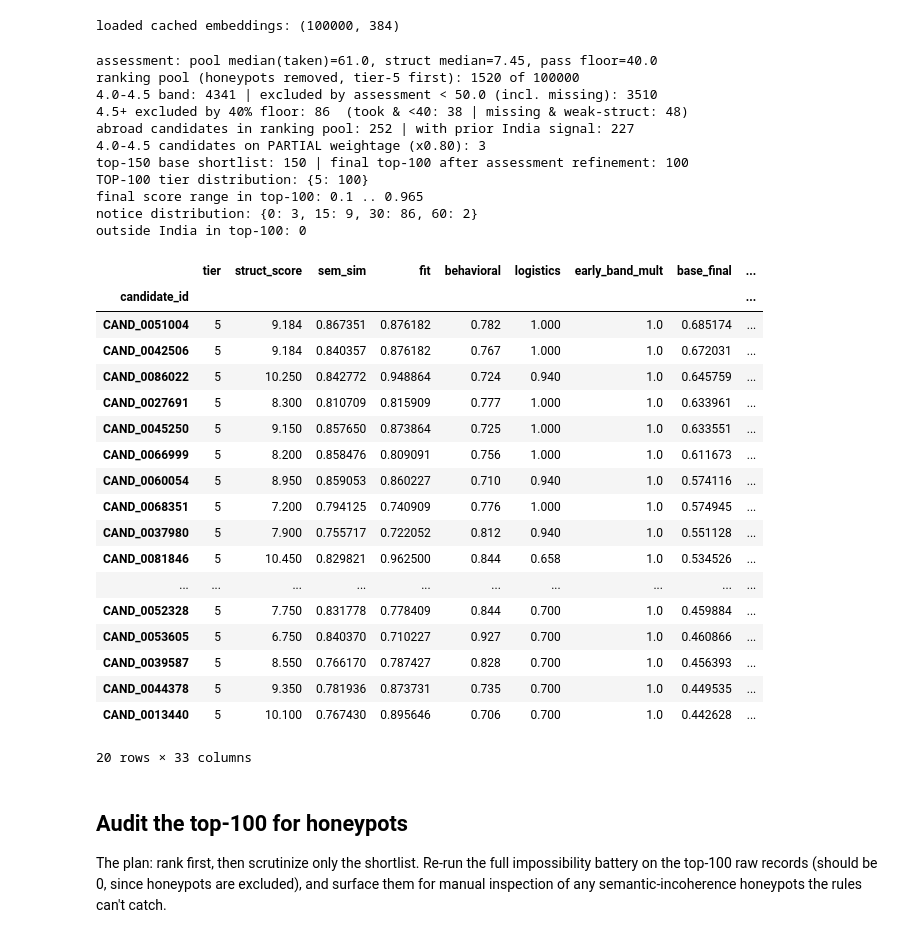
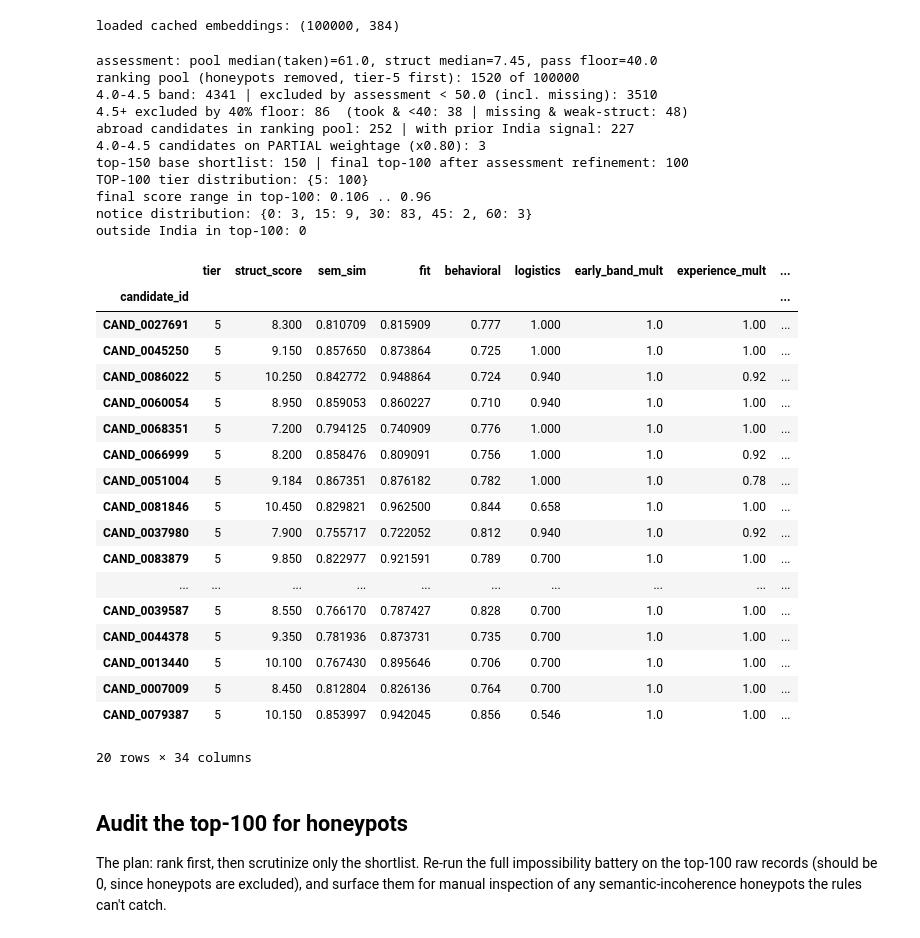
Before and after one commit to vinamravinay12/indiarun_datachallenge, a Jupyter notebook: notebooks/ranker.ipynb, the cells around one changed output. Saved outputs shown, nothing was run; the diff lists cells and outputs as text; code cells hidden in the pictures.

```diff
--- a/notebooks/ranker.ipynb
+++ b/notebooks/ranker.ipynb
@@ -203,7 +203,19 @@ print('4.0-4.5 candidates on PARTIAL weightage (x%.2f):' % EARLY_PARTIAL_MULT, i
 # Structured criteria carry most of the weight because the JD has hard must-have requirements.
 # Semantic similarity still helps separate profiles that use different wording for the same work.
 R['fit']   = 0.75*R['struct_norm'] + 0.25*R['sem_norm']
-R['base_final'] = R['fit'] * R['behavioral'] * R['logistics'] * R['early_band_mult'] # logistics + early-band gate move the shortlist
+def experience_factor(yoe):
+    """Prefer the JD's ideal 6-8 year band, with 5-9 as the broader target."""
+    if pd.isna(yoe): return 0.0
+    y=float(yoe)
+    if y<4.5: return 0.58
+    if y<5.0: return 0.78
+    if y<6.0: return 0.92
+    if y<=8.0: return 1.00
+    if y<=9.0: return 0.92
+    if y<=10.0: return 0.78
+    return 0.62
+R['experience_mult'] = R['yoe'].apply(experience_factor)   # JD experience preference, peaks at 6-8y
+R['base_final'] = R['fit'] * R['behavioral'] * R['logistics'] * R['early_band_mult'] * R['experience_mult']
 
 def assessment_refine(score):
     # Small positive-only second-stage signal. Operates on the EFFECTIVE (taken-or-imputed) score.
@@ -213,55 +225,55 @@ def assessment_refine(score):
     if s >= 50: return 0.20
     if s >= 30: return 0.10
     return 0.0
 
 R['assessment_refine'] = R['assess_eff'].apply(assessment_refine)   # uses imputed score for missing
 shortlist = R.sort_values(['base_final','candidate_id'], ascending=[False,True]).head(150).copy()
 base_lo, base_hi = shortlist['base_final'].min(), shortlist['base_final'].max()
 shortlist['base_norm_150'] = ((shortlist['base_final'] - base_lo) / (base_hi - base_lo)).clip(0,1) if base_hi > base_lo else 1.0
 shortlist['final'] = 0.95*shortlist['base_norm_150'] + 0.05*shortlist['assessment_refine']
 
 top = shortlist.sort_values(['final','base_final','candidate_id'], ascending=[False,False,True]).head(100)
 print('top-150 base shortlist:', len(shortlist), '| final top-100 after assessment refinement:', len(top))
 print('TOP-100 tier distribution:', top['tier'].value_counts().sort_index().to_dict())
 print('final score range in top-100:', round(top['final'].min(),3),'..',round(top['final'].max(),3))
 print('notice distribution:', top['notice_days'].value_counts().sort_index().to_dict())
 print('outside India in top-100:', int((~top['india']).sum()))
 if (~top['india']).any():
     print('abroad top-100 prior India signal:', int(((~top['india']) & top.get('prior_india_work_signal', False)).sum()))
-debug_cols=['tier','struct_score','sem_sim','fit','behavioral','logistics','early_band_mult','base_final','assessment_refine','final','current_title','current_industry','yoe','profile_yoe','career_yoe','span_yoe','yoe_gap_span','profile_yoe_gt_span','country','location','prior_india_work_signal','willing_relocate','notice_days','retrieval_evidence','vector_infra_evidence','prod_evidence','eval_evidence','python_evidence','nice_to_have_hits','completeness','assess_avg','assess_eff','assess_max']
+debug_cols=['tier','struct_score','sem_sim','fit','behavioral','logistics','early_band_mult','experience_mult','base_final','assessment_refine','final','current_title','current_industry','yoe','profile_yoe','career_yoe','span_yoe','yoe_gap_span','profile_yoe_gt_span','country','location','prior_india_work_signal','willing_relocate','notice_days','retrieval_evidence','vector_infra_evidence','prod_evidence','eval_evidence','python_evidence','nice_to_have_hits','completeness','assess_avg','assess_eff','assess_max']
 debug_cols=[c for c in debug_cols if c in top.columns]
 top[debug_cols].head(20)
 # %% [output]
 assessment: pool median(taken)=61.0, struct median=7.45, pass floor=40.0
 ranking pool (honeypots removed, tier-5 first): 1520 of 100000
 4.0-4.5 band: 4341 | excluded by assessment < 50.0 (incl. missing): 3510
 4.5+ excluded by 40% floor: 86  (took & <40: 38 | missing & weak-struct: 48)
 abroad candidates in ranking pool: 252 | with prior India signal: 227
 4.0-4.5 candidates on PARTIAL weightage (x0.80): 3
 top-150 base shortlist: 150 | final top-100 after assessment refinement: 100
 TOP-100 tier distribution: {5: 100}
-final score range in top-100: 0.1 .. 0.965
-notice distribution: {0: 3, 15: 9, 30: 86, 60: 2}
+final score range in top-100: 0.106 .. 0.96
+notice distribution: {0: 3, 15: 9, 30: 83, 45: 2, 60: 3}
 outside India in top-100: 0
-|  | tier | struct_score | sem_sim | fit | behavioral | logistics | early_band_mult | base_final | ... |
+|  | tier | struct_score | sem_sim | fit | behavioral | logistics | early_band_mult | experience_mult | ... |
 | candidate_id |  |  |  |  |  |  |  |  | ... |
-| CAND_0051004 | 5 | 9.184 | 0.867351 | 0.876182 | 0.782 | 1.000 | 1.0 | 0.685174 | ... |
-| CAND_0042506 | 5 | 9.184 | 0.840357 | 0.876182 | 0.767 | 1.000 | 1.0 | 0.672031 | ... |
-| CAND_0086022 | 5 | 10.250 | 0.842772 | 0.948864 | 0.724 | 0.940 | 1.0 | 0.645759 | ... |
-| CAND_0027691 | 5 | 8.300 | 0.810709 | 0.815909 | 0.777 | 1.000 | 1.0 | 0.633961 | ... |
-| CAND_0045250 | 5 | 9.150 | 0.857650 | 0.873864 | 0.725 | 1.000 | 1.0 | 0.633551 | ... |
-| CAND_0066999 | 5 | 8.200 | 0.858476 | 0.809091 | 0.756 | 1.000 | 1.0 | 0.611673 | ... |
-| CAND_0060054 | 5 | 8.950 | 0.859053 | 0.860227 | 0.710 | 0.940 | 1.0 | 0.574116 | ... |
-| CAND_0068351 | 5 | 7.200 | 0.794125 | 0.740909 | 0.776 | 1.000 | 1.0 | 0.574945 | ... |
-| CAND_0037980 | 5 | 7.900 | 0.755717 | 0.722052 | 0.812 | 0.940 | 1.0 | 0.551128 | ... |
-| CAND_0081846 | 5 | 10.450 | 0.829821 | 0.962500 | 0.844 | 0.658 | 1.0 | 0.534526 | ... |
+| CAND_0027691 | 5 | 8.300 | 0.810709 | 0.815909 | 0.777 | 1.000 | 1.0 | 1.00 | ... |
+| CAND_0045250 | 5 | 9.150 | 0.857650 | 0.873864 | 0.725 | 1.000 | 1.0 | 1.00 | ... |
+| CAND_0086022 | 5 | 10.250 | 0.842772 | 0.948864 | 0.724 | 0.940 | 1.0 | 0.92 | ... |
+| CAND_0060054 | 5 | 8.950 | 0.859053 | 0.860227 | 0.710 | 0.940 | 1.0 | 1.00 | ... |
+| CAND_0068351 | 5 | 7.200 | 0.794125 | 0.740909 | 0.776 | 1.000 | 1.0 | 1.00 | ... |
+| CAND_0066999 | 5 | 8.200 | 0.858476 | 0.809091 | 0.756 | 1.000 | 1.0 | 0.92 | ... |
+| CAND_0051004 | 5 | 9.184 | 0.867351 | 0.876182 | 0.782 | 1.000 | 1.0 | 0.78 | ... |
+| CAND_0081846 | 5 | 10.450 | 0.829821 | 0.962500 | 0.844 | 0.658 | 1.0 | 1.00 | ... |
+| CAND_0037980 | 5 | 7.900 | 0.755717 | 0.722052 | 0.812 | 0.940 | 1.0 | 0.92 | ... |
+| CAND_0083879 | 5 | 9.850 | 0.822977 | 0.921591 | 0.789 | 0.700 | 1.0 | 1.00 | ... |
 | ... | ... | ... | ... | ... | ... | ... | ... | ... | ... |
-| CAND_0052328 | 5 | 7.750 | 0.831778 | 0.778409 | 0.844 | 0.700 | 1.0 | 0.459884 | ... |
-| CAND_0053605 | 5 | 6.750 | 0.840370 | 0.710227 | 0.927 | 0.700 | 1.0 | 0.460866 | ... |
-| CAND_0039587 | 5 | 8.550 | 0.766170 | 0.787427 | 0.828 | 0.700 | 1.0 | 0.456393 | ... |
-| CAND_0044378 | 5 | 9.350 | 0.781936 | 0.873731 | 0.735 | 0.700 | 1.0 | 0.449535 | ... |
-| CAND_0013440 | 5 | 10.100 | 0.767430 | 0.895646 | 0.706 | 0.700 | 1.0 | 0.442628 | ... |
+| CAND_0039587 | 5 | 8.550 | 0.766170 | 0.787427 | 0.828 | 0.700 | 1.0 | 1.00 | ... |
+| CAND_0044378 | 5 | 9.350 | 0.781936 | 0.873731 | 0.735 | 0.700 | 1.0 | 1.00 | ... |
+| CAND_0013440 | 5 | 10.100 | 0.767430 | 0.895646 | 0.706 | 0.700 | 1.0 | 1.00 | ... |
+| CAND_0007009 | 5 | 8.450 | 0.812804 | 0.826136 | 0.764 | 0.700 | 1.0 | 1.00 | ... |
+| CAND_0079387 | 5 | 10.150 | 0.853997 | 0.942045 | 0.856 | 0.546 | 1.0 | 1.00 | ... |
-20 rows × 33 columns
+20 rows × 34 columns
 # %% [markdown]
 ## Audit the top-100 for honeypots
 
```
Also changed, not shown: parts of 2 cells of this notebook, 2 other files.
